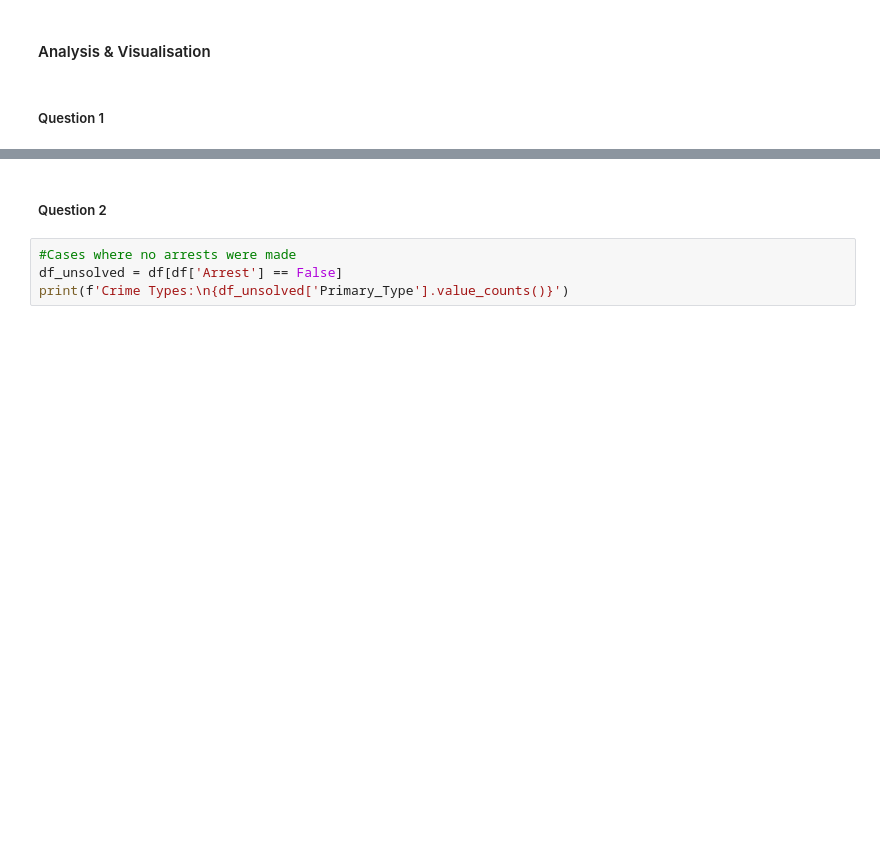
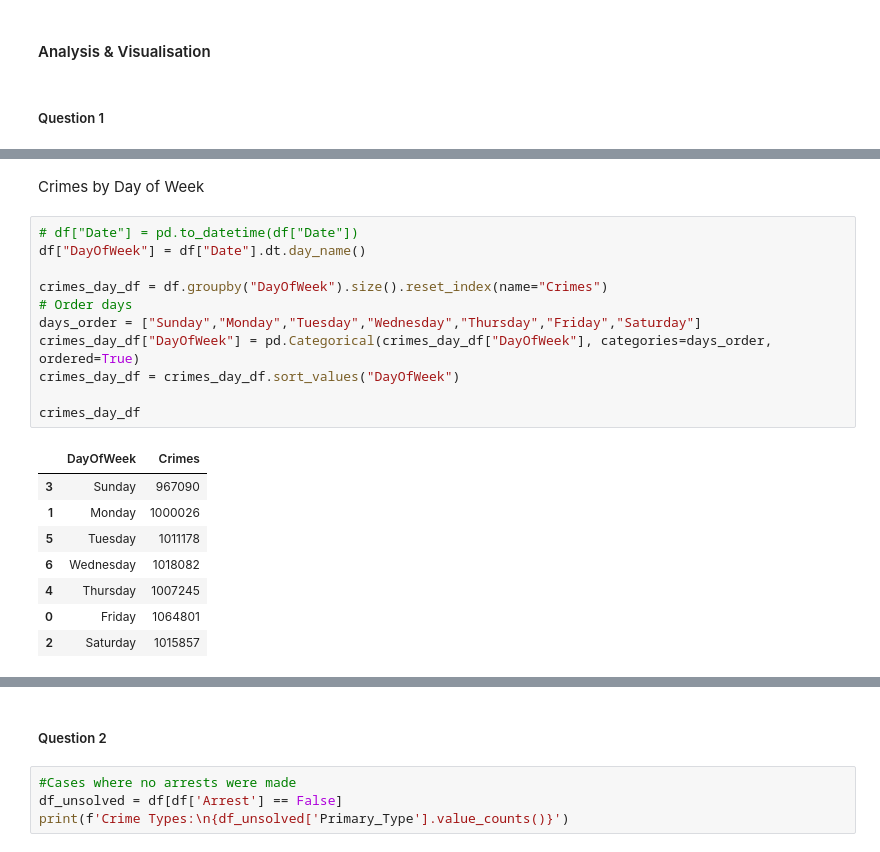
Before and after one commit to RasakOlasunkanmi/my_task, a Jupyter notebook: data_and_data_analysis/wk_8/solution_to_crime_work.ipynb, the cells around one changed output, grey strips where cells are left out. Drawn from its saved outputs; the diff is of its cells as text; blank space fills up the shorter version.

```diff
--- a/data_and_data_analysis/wk_8/solution_to_crime_work.ipynb
+++ b/data_and_data_analysis/wk_8/solution_to_crime_work.ipynb
@@ -342,0 +385,22 @@ From the visualisation above, we observe that the number of cases where arrests
+# %% [markdown]
+Crimes by Day of Week
+# %%
+# df["Date"] = pd.to_datetime(df["Date"])
+df["DayOfWeek"] = df["Date"].dt.day_name()
+
+crimes_day_df = df.groupby("DayOfWeek").size().reset_index(name="Crimes")
+# Order days
+days_order = ["Sunday","Monday","Tuesday","Wednesday","Thursday","Friday","Saturday"]
+crimes_day_df["DayOfWeek"] = pd.Categorical(crimes_day_df["DayOfWeek"], categories=days_order, ordered=True)
+crimes_day_df = crimes_day_df.sort_values("DayOfWeek")
+
+crimes_day_df
+# %% [output]
+|  | DayOfWeek | Crimes |
+| 3 | Sunday | 967090 |
+| 1 | Monday | 1000026 |
+| 5 | Tuesday | 1011178 |
+| 6 | Wednesday | 1018082 |
+| 4 | Thursday | 1007245 |
+| 0 | Friday | 1064801 |
+| 2 | Saturday | 1015857 |
```
Also changed, not shown: parts of 28 cells of this notebook, 11 other files.
